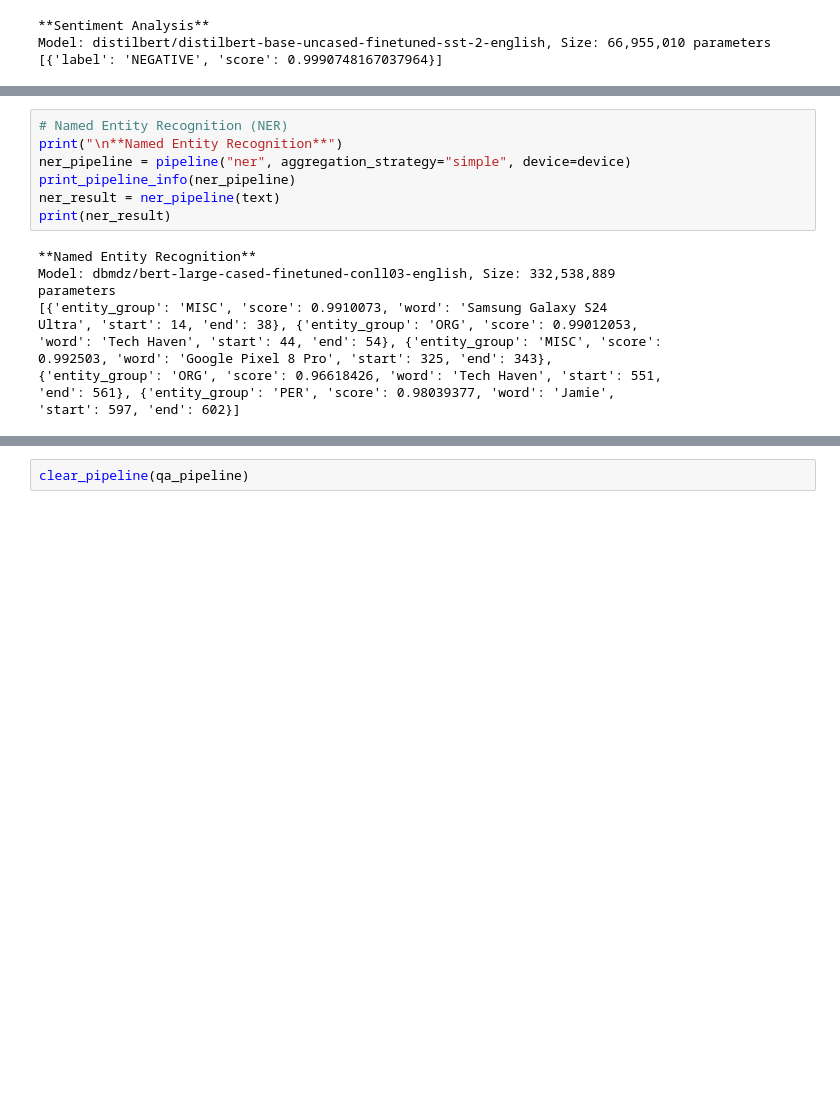
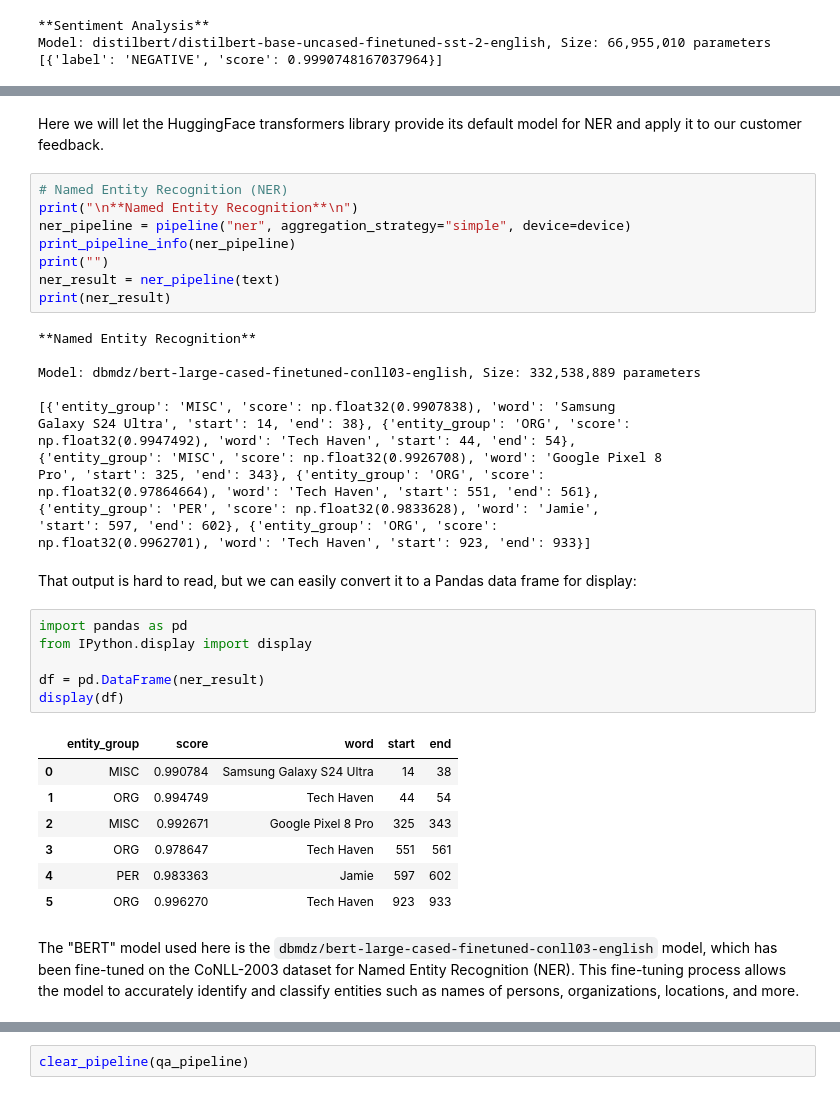
Before and after one commit to marceloamoraes/DS776_DeepLearning, a Jupyter notebook: Lessons/Lesson_07_Transformers_Intro/L07_2_NLP_Tasks.ipynb, the cells around one changed output, grey strips where cells are left out. Saved outputs shown, nothing was run; the diff lists cells and outputs as text; blank space fills up the shorter version.

```diff
--- a/Lessons/Lesson_07_Transformers_Intro/L07_2_NLP_Tasks.ipynb
+++ b/Lessons/Lesson_07_Transformers_Intro/L07_2_NLP_Tasks.ipynb
@@ -191,21 +143,45 @@ Pipeline cleared.  Freed 268.43 MB of CUDA memory
+# %% [markdown]
+Here we will let the HuggingFace transformers library provide its default model for NER and apply it to our customer feedback.
 # %%
 # Named Entity Recognition (NER)
-print("\n**Named Entity Recognition**")
+print("\n**Named Entity Recognition**\n")
 ner_pipeline = pipeline("ner", aggregation_strategy="simple", device=device)
 print_pipeline_info(ner_pipeline)
+print("")
 ner_result = ner_pipeline(text)
 print(ner_result)
 # %% [output]
 **Named Entity Recognition**
-Model: dbmdz/bert-large-cased-finetuned-conll03-english, Size: 332,538,889
-parameters
-[{'entity_group': 'MISC', 'score': 0.9910073, 'word': 'Samsung Galaxy S24
-Ultra', 'start': 14, 'end': 38}, {'entity_group': 'ORG', 'score': 0.99012053,
-'word': 'Tech Haven', 'start': 44, 'end': 54}, {'entity_group': 'MISC', 'score':
-0.992503, 'word': 'Google Pixel 8 Pro', 'start': 325, 'end': 343},
-{'entity_group': 'ORG', 'score': 0.96618426, 'word': 'Tech Haven', 'start': 551,
-'end': 561}, {'entity_group': 'PER', 'score': 0.98039377, 'word': 'Jamie',
-'start': 597, 'end': 602}]
+
+Model: dbmdz/bert-large-cased-finetuned-conll03-english, Size: 332,538,889 parameters
+
+[{'entity_group': 'MISC', 'score': np.float32(0.9907838), 'word': 'Samsung
+Galaxy S24 Ultra', 'start': 14, 'end': 38}, {'entity_group': 'ORG', 'score':
+np.float32(0.9947492), 'word': 'Tech Haven', 'start': 44, 'end': 54},
+{'entity_group': 'MISC', 'score': np.float32(0.9926708), 'word': 'Google Pixel 8
+Pro', 'start': 325, 'end': 343}, {'entity_group': 'ORG', 'score':
+np.float32(0.97864664), 'word': 'Tech Haven', 'start': 551, 'end': 561},
+{'entity_group': 'PER', 'score': np.float32(0.9833628), 'word': 'Jamie',
+'start': 597, 'end': 602}, {'entity_group': 'ORG', 'score':
+np.float32(0.9962701), 'word': 'Tech Haven', 'start': 923, 'end': 933}]
+# %% [markdown]
+That output is hard to read, but we can easily convert it to a Pandas data frame for display:
+# %%
+import pandas as pd
+from IPython.display import display
+
+df = pd.DataFrame(ner_result)
+display(df)
+# %% [output]
+|  | entity_group | score | word | start | end |
+| 0 | MISC | 0.990784 | Samsung Galaxy S24 Ultra | 14 | 38 |
+| 1 | ORG | 0.994749 | Tech Haven | 44 | 54 |
+| 2 | MISC | 0.992671 | Google Pixel 8 Pro | 325 | 343 |
+| 3 | ORG | 0.978647 | Tech Haven | 551 | 561 |
+| 4 | PER | 0.983363 | Jamie | 597 | 602 |
+| 5 | ORG | 0.996270 | Tech Haven | 923 | 933 |
+# %% [markdown]
+The "BERT" model used here is the `dbmdz/bert-large-cased-finetuned-conll03-english` model, which has been fine-tuned on the CoNLL-2003 dataset for Named Entity Recognition (NER). This fine-tuning process allows the model to accurately identify and classify entities such as names of persons, organizations, locations, and more.
 # %%
 clear_pipeline(ner_pipeline)
 # %% [output]
```
Also changed, not shown: parts of 41 cells of this notebook, 6 other files.
